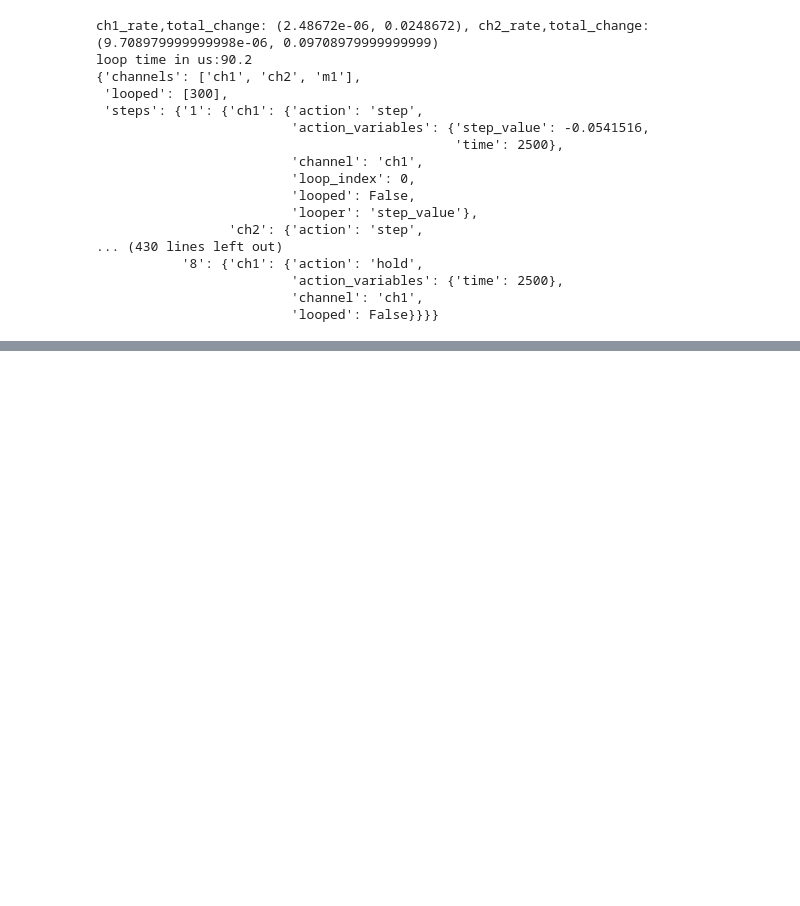
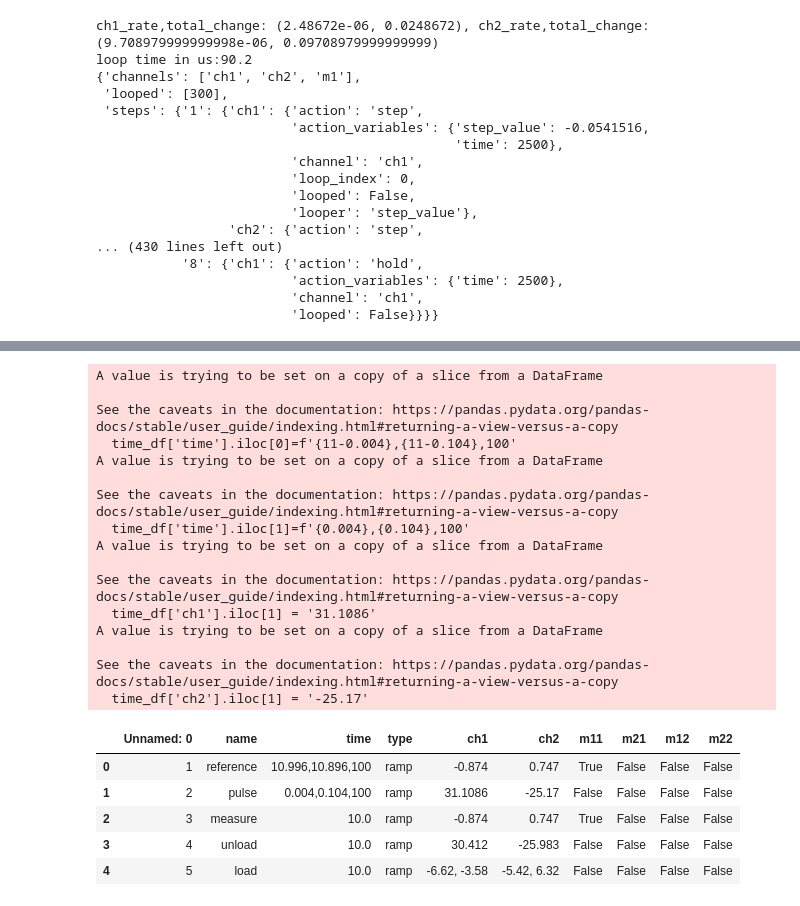
Before and after one commit to qdev-dk/QMachine, a Jupyter notebook: qmachine/pulse_generator/Pulse_generator_test.ipynb, the cells around one changed output, grey strips where cells are left out. Drawn from its saved outputs; the diff is of its cells as text; code cells hidden in the pictures; blank space fills up the shorter version.

Commit message:
timelooping working on the pulse_builder side, will now test on the pulser side

```diff
--- a/qmachine/pulse_generator/Pulse_generator_test.ipynb
+++ b/qmachine/pulse_generator/Pulse_generator_test.ipynb
@@ -172,0 +180,30 @@ for key,value1 in pb.actions_dict['steps'].items():
+# %%
+time_df = pd.read_csv('dephasing_220602_tektronix_differential.csv')
+time_df['time'].iloc[0]=f'{11-0.004},{11-0.104},100'
+time_df['time'].iloc[1]=f'{0.004},{0.104},100'
+time_df['ch1'].iloc[1] = '31.1086'
+time_df['ch2'].iloc[1] = '-25.17'
+time_df
+# %% [output]
+A value is trying to be set on a copy of a slice from a DataFrame
+
+See the caveats in the documentation: https://pandas.pydata.org/pandas-docs/stable/user_guide/indexing.html#returning-a-view-versus-a-copy
+  time_df['time'].iloc[0]=f'{11-0.004},{11-0.104},100'
+A value is trying to be set on a copy of a slice from a DataFrame
+
+See the caveats in the documentation: https://pandas.pydata.org/pandas-docs/stable/user_guide/indexing.html#returning-a-view-versus-a-copy
+  time_df['time'].iloc[1]=f'{0.004},{0.104},100'
+A value is trying to be set on a copy of a slice from a DataFrame
+
+See the caveats in the documentation: https://pandas.pydata.org/pandas-docs/stable/user_guide/indexing.html#returning-a-view-versus-a-copy
+  time_df['ch1'].iloc[1] = '31.1086'
+A value is trying to be set on a copy of a slice from a DataFrame
+
+See the caveats in the documentation: https://pandas.pydata.org/pandas-docs/stable/user_guide/indexing.html#returning-a-view-versus-a-copy
+  time_df['ch2'].iloc[1] = '-25.17'
+|  | Unnamed: 0 | name | time | type | ch1 | ch2 | m11 | m21 | m12 | m22 |
+| 0 | 1 | reference | 10.996,10.896,100 | ramp | -0.874 | 0.747 | True | False | False | False |
+| 1 | 2 | pulse | 0.004,0.104,100 | ramp | 31.1086 | -25.17 | False | False | False | False |
+| 2 | 3 | measure | 10.0 | ramp | -0.874 | 0.747 | True | False | False | False |
+| 3 | 4 | unload | 10.0 | ramp | 30.412 | -25.983 | False | False | False | False |
+| 4 | 5 | load | 10.0 | ramp | -6.62, -3.58 | -5.42, 6.32 | False | False | False | False |
```
Also changed, not shown: parts of 4 cells of this notebook, 1 other file.
